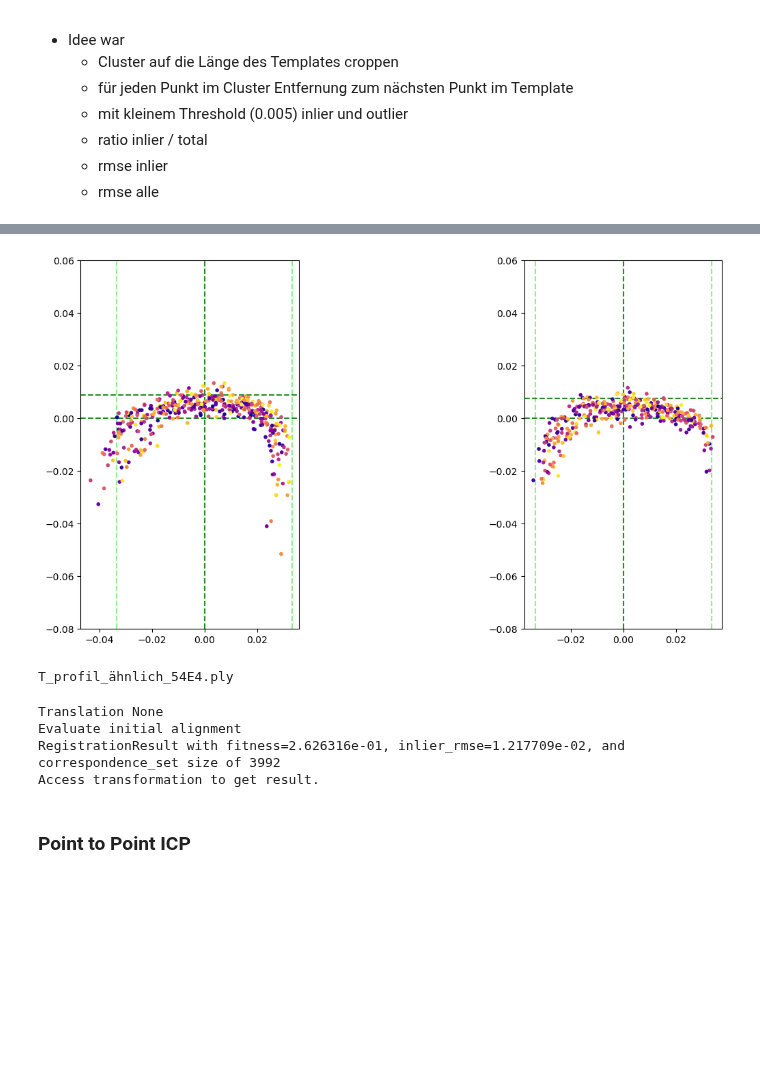
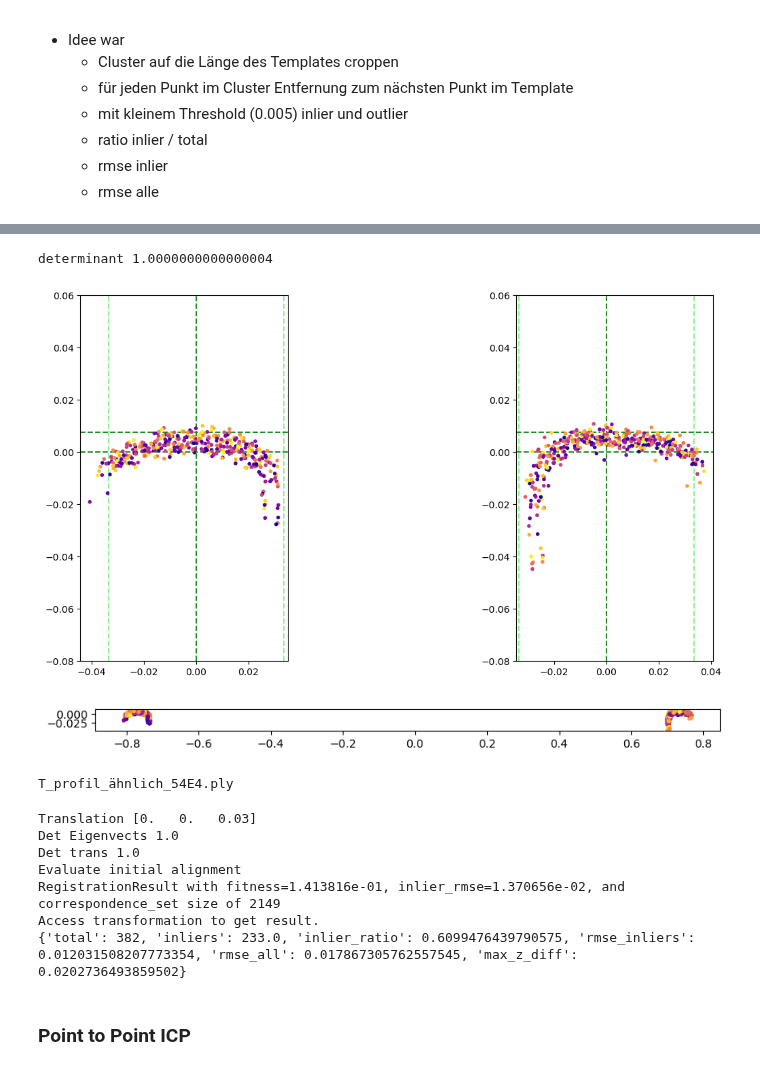
Before and after one commit to florianneukirchen/gleis-versuche, a Jupyter notebook: 36TMP_templatematching_validaton.ipynb, the cells around one changed output, grey strips where cells are left out. Drawn from its saved outputs; the diff is of its cells as text; code cells hidden in the pictures; blank space fills up the shorter version.

```diff
--- a/36TMP_templatematching_validaton.ipynb
+++ b/36TMP_templatematching_validaton.ipynb
@@ -239,5 +254,36 @@ def get_transformmatrix(cluster, cluster_other, clustercenter, clustercenter_oth
 
     return matrix
+# %%
+def get_transformmatrix(cluster, cluster_other, clustercenter, clustercenter_other, eigenvects):
+    # Use the top part of the rail clusters to circumvent the problem different point distributions
+    top = cluster[:,2].max()
+    top_other = cluster_other[:,2].max()
+    topcenter = np.array([clustercenter[0], clustercenter[1], top])
+    topcenter_other = np.array([clustercenter_other[0], clustercenter_other[1], top_other])
+    sidevector = topcenter - topcenter_other
+    # Project on the plane perpendicular to the first eigenvector
+    # (eigenvects are normalized)
+    projection_on_first_eig = (sidevector @ eigenvects.T[0]) * eigenvects.T[0]
+    sidevector_perpendicular = sidevector - projection_on_first_eig
+    sidevector_perpendicular = sidevector_perpendicular / np.linalg.norm(sidevector_perpendicular)
+    normal = np.cross(sidevector_perpendicular, eigenvects.T[0])
+
+    matrix = np.array([sidevector_perpendicular, eigenvects.T[0], normal]).T
+
+    print("determinant", np.linalg.det(matrix))
+
+    if normal[2] < 0:
+        print("Upside down")
+        Rx_180 = np.array([
+            [1,  0,           0],
+            [0, -1,           0],
+            [0,  0,          -1]
+        ])
+        # Data in row vector, this is first the main rotation, than the rotation around the y axis
+        matrix = matrix @ Rx_180
+        print("determinant after", np.linalg.det(matrix))
+
+    return matrix
 # %%
 def draw_registration_result(source, target, transformation):
     axes = axes = o3d.geometry.TriangleMesh().create_coordinate_frame(size=0.1)
@@ -375,20 +451,32 @@ preset = "VieleZ" # Fast nur auf Seite, schrott
 
 translations = [None, np.array([0, 0, 0.03])]
 # %%
-preset = "ObenNull1"
+preset = "ObenundSeite"
 templatenr = 0
-translation = translations[0]
+translation = translations[1]
 
 templatefile = templatefiles[templatenr]
 
 cluster_this, cluster_other, cluster_pair = load_clusters(preset)
 _, eigenvects = pca(cluster_this)
 plottransform = get_transformmatrix(cluster_this, cluster_other, cluster_this.mean(axis=0), cluster_other.mean(axis=0), eigenvects)
+
+
 plot_cluster_pair(cluster_this, cluster_other, plottransform, percentile=95, railhead_width = 0.067, centering="cluster");
+
+
+
+pair = np.vstack((cluster_this, cluster_other))
+plot_cluster(pair, plottransform);
+
+
+
 print(templatefile)
 # %% [output]
+determinant 1.0000000000000004
-[figure, old version]
+[figure, new version]
-T_profil_ähnlich_54E4.ply
+[figure, added]
+T_profil_ähnlich_54E4.ply
 # %%
 _, eigenvects_pair = pca(cluster_pair)
 
@@ -403,10 +491,15 @@ centered_pcd.points = o3d.utility.Vector3dVector(centered)
 print("Translation", translation)
 trans_init = get_o3d_transform(eigenvects_pair, translation)
 
+
+
+print("Det Eigenvects", np.linalg.det(eigenvects_pair))
+print("Det trans", np.linalg.det(trans_init))
+
 target = centered_pcd
 source = get_template(templatefile)
 
-o3d.visualization.draw_geometries([source, target], window_name="Initial alignment")
+#o3d.visualization.draw_geometries([source, target], window_name="Initial alignment (NO TRANSFORM)")
 
 
 print("Evaluate initial alignment")
@@ -414,7 +507,7 @@ evaluation = o3d.pipelines.registration.evaluate_registration(
     source, target, threshold, trans_init)
 print(evaluation)
 
-# print(validate_registration(source, target, trans_init, 0.01, draw=True, window_name="Initial transformation"))
+print(validate_registration(source, target, trans_init, 0.02, draw=True, window_name="Initial transformation"))
 
 
 if translation is None:
@@ -424,10 +517,13 @@ else:
 
 # draw_registration_result(source, target, trans_init)
 # %% [output]
-Translation None
+Translation [0.   0.   0.03]
+Det Eigenvects 1.0
+Det trans 1.0
 Evaluate initial alignment
-RegistrationResult with fitness=2.626316e-01, inlier_rmse=1.217709e-02, and correspondence_set size of 3992
+RegistrationResult with fitness=1.413816e-01, inlier_rmse=1.370656e-02, and correspondence_set size of 2149
 Access transformation to get result.
+{'total': 382, 'inliers': 233.0, 'inlier_ratio': 0.6099476439790575, 'rmse_inliers': 0.012031508207773354, 'rmse_all': 0.017867305762557545, 'max_z_diff': 0.0202736493859502}
 # %% [markdown]
 ### Point to Point ICP
 # %%
```
Also changed, not shown: parts of 21 cells of this notebook, 7 other files.
